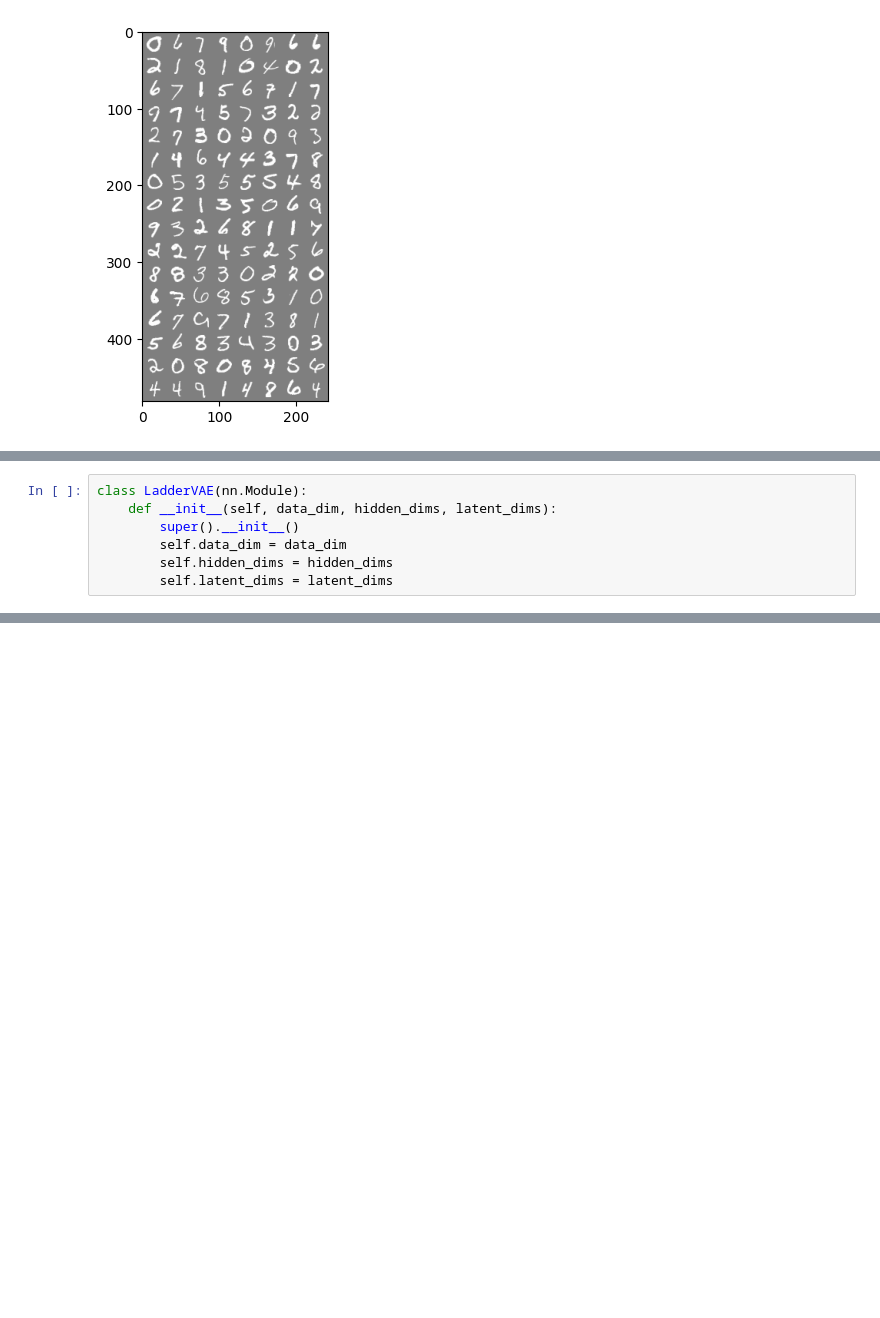
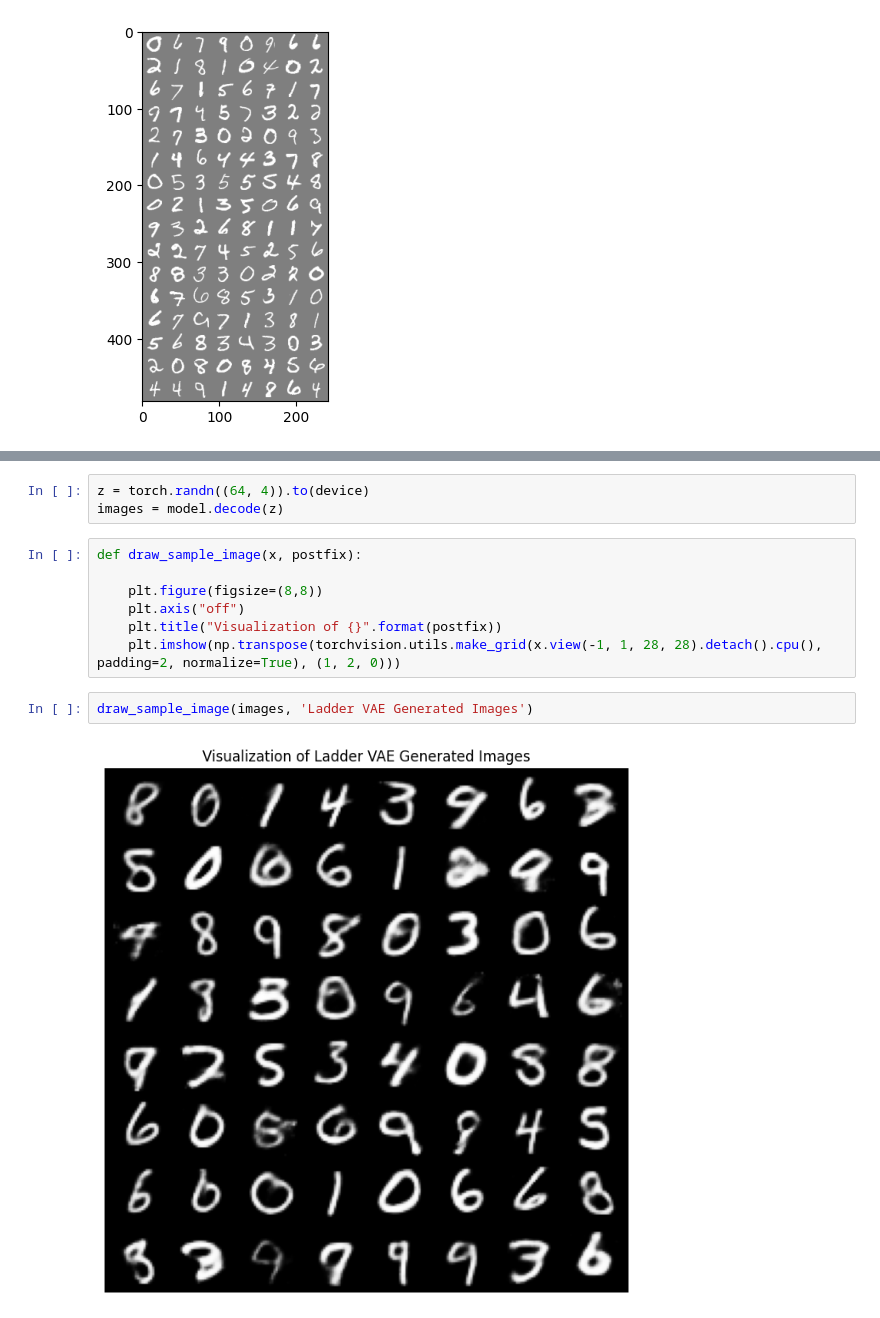
Before and after one commit to MadsFrandsen/PML-Exam, a Jupyter notebook: LadderVAE.ipynb, the cells around one changed output, grey strips where cells are left out. Drawn from its saved outputs; the diff is of its cells as text; blank space fills up the shorter version.

```diff
--- a/LadderVAE.ipynb
+++ b/LadderVAE.ipynb
@@ -153,7 +135,0 @@ class LadderDecoder(nn.Module):
-# %%
-class LadderVAE(nn.Module):
-    def __init__(self, data_dim, hidden_dims, latent_dims):
-        super().__init__()
-        self.data_dim = data_dim
-        self.hidden_dims = hidden_dims
-        self.latent_dims = latent_dims
@@ -159,0 +336,14 @@ class LadderVAE(nn.Module):
+# %%
+z = torch.randn((64, 4)).to(device)
+images = model.decode(z)
+# %%
+def draw_sample_image(x, postfix):
+
+    plt.figure(figsize=(8,8))
+    plt.axis("off")
+    plt.title("Visualization of {}".format(postfix))
+    plt.imshow(np.transpose(torchvision.utils.make_grid(x.view(-1, 1, 28, 28).detach().cpu(), padding=2, normalize=True), (1, 2, 0)))
+# %%
+draw_sample_image(images, 'Ladder VAE Generated Images')
+# %% [output]
+[figure, added]
```
Also changed, not shown: parts of 12 cells of this notebook.
